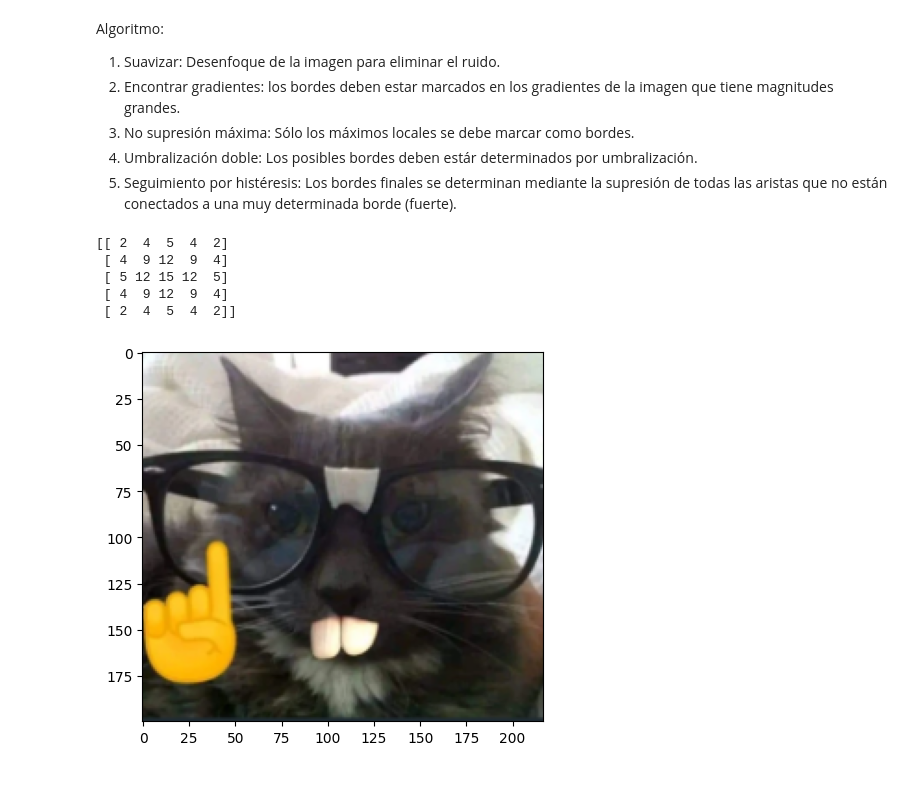
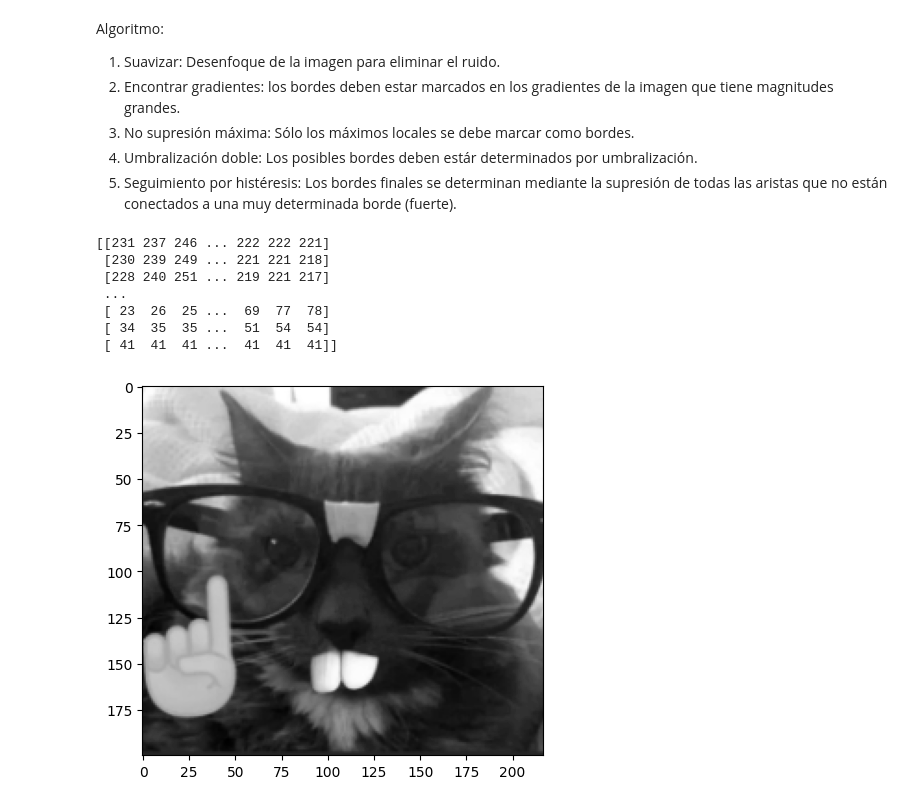
Before and after one commit to ValeriaJahzeel/Vision_Artificial, a Jupyter notebook: Tarea_1.3/TAR_VA_3_ValeriaJahzeelCastañonHernandez.ipynb, the cells around one changed output. Saved outputs shown, nothing was run; the diff lists cells and outputs as text; code cells hidden in the pictures.

```diff
--- a/Tarea_1.3/TAR_VA_3_ValeriaJahzeelCastañonHernandez.ipynb
+++ b/Tarea_1.3/TAR_VA_3_ValeriaJahzeelCastañonHernandez.ipynb
@@ -16,25 +16,29 @@ import cv2
 # %%
 # 1. Suavizar la imagen para eliminar el ruido
 
 # para esto se aplica un filtro gausssiano de 5x5
 foto = 'prueba.png'
 # se carga la imagen
-imag = cv2.imread(foto,1)   # se lee la imagen en BGR
-imag = cv2.cvtColor(imag, cv2.COLOR_BGR2RGB)   # convierte la imagen a RGB
-plt.imshow(imag)   # muestra la imagen
-filas, columnas, _ = imag.shape
+imag = cv2.imread(foto,0)   # se lee la imagen en BGR
+#imag = cv2.cvtColor(imag, cv2.COLOR_BGR2RGB)   # convierte la imagen a RGB
+plt.imshow(imag,cmap="gray")   # muestra la imagen
+filas, columnas = imag.shape
+
+matImg = np.array(imag)
 
 gauss = np.array([[2, 4, 5, 4, 2],
                   [4, 9, 12, 9, 4],
                   [5, 12, 15, 12, 5],
                   [4, 9, 12, 9, 4],
                   [2, 4, 5, 4, 2]])
 
-print(gauss)
+print(matImg)
 # %% [output]
-[[ 2  4  5  4  2]
- [ 4  9 12  9  4]
- [ 5 12 15 12  5]
- [ 4  9 12  9  4]
- [ 2  4  5  4  2]]
+[[231 237 246 ... 222 222 221]
+ [230 239 249 ... 221 221 218]
+ [228 240 251 ... 219 221 217]
+ ...
+ [ 23  26  25 ...  69  77  78]
+ [ 34  35  35 ...  51  54  54]
+ [ 41  41  41 ...  41  41  41]]
-[figure, old version]
+[figure, new version]
```
Also changed, not shown: parts of 10 cells of this notebook.
